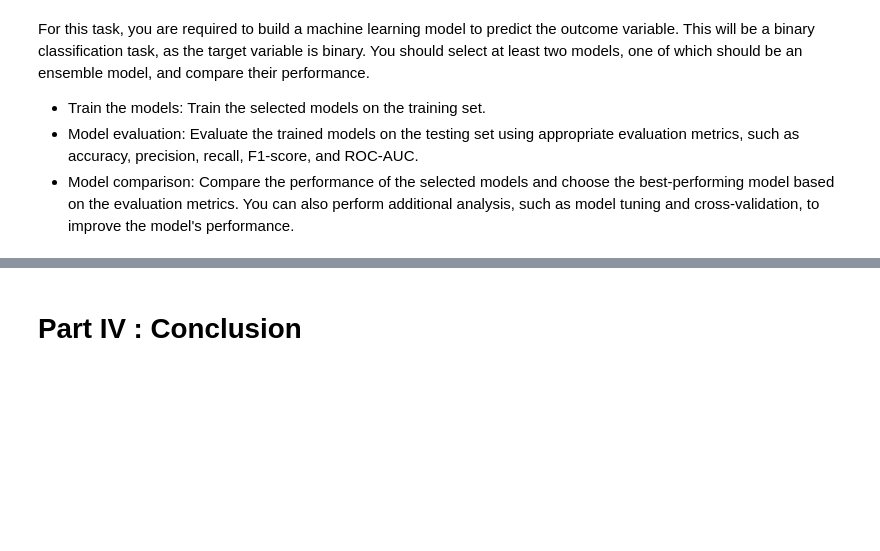
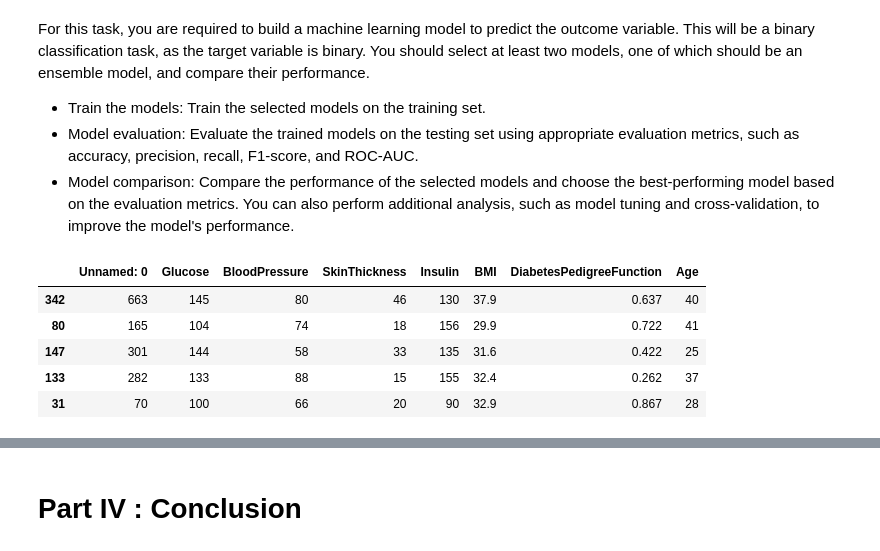
Before and after one commit to RRPharaoh/ml-project-supervised-learning, a Jupyter notebook: Supervised Learning - Project.ipynb, the cells around one changed output, grey strips where cells are left out. Cells and saved outputs as stored; diff of their text form; code cells hidden in the pictures; blank space fills up the shorter version.

```diff
--- a/Supervised Learning - Project.ipynb
+++ b/Supervised Learning - Project.ipynb
@@ -327,7 +325,11 @@ For this task, you are required to build a machine learning model to predict the
 - Train the models: Train the selected models on the training set.
 - Model evaluation: Evaluate the trained models on the testing set using appropriate evaluation metrics, such as accuracy, precision, recall, F1-score, and ROC-AUC.
 - Model comparison: Compare the performance of the selected models and choose the best-performing model based on the evaluation metrics. You can also perform additional analysis, such as model tuning and cross-validation, to improve the model's performance.
+# %%
+df_clean = pd.read_csv("data/df_clean.csv")
 # %%
 # Separating the dataframe between the X (independent) and y (dependent) variables
-X = df_final.drop('Loan_Status', axis=1).select_dtypes(include=[np.number])
-y = df_final['Loan_Status']
+X = df_clean.drop('Diabetic', axis=1).select_dtypes(include=[np.number])
+y = df_clean['Diabetic']
+# %%
+X_train, X_test, y_train, y_test = train_test_split(X, y, test_size=0.25,random_state=100)
@@ -333,0 +340,9 @@ y = df_final['Loan_Status']
+# %%
+X_train.head()
+# %% [output]
+|  | Unnamed: 0 | Glucose | BloodPressure | SkinThickness | Insulin | BMI | DiabetesPedigreeFunction | Age |
+| 342 | 663 | 145 | 80 | 46 | 130 | 37.9 | 0.637 | 40 |
+| 80 | 165 | 104 | 74 | 18 | 156 | 29.9 | 0.722 | 41 |
+| 147 | 301 | 144 | 58 | 33 | 135 | 31.6 | 0.422 | 25 |
+| 133 | 282 | 133 | 88 | 15 | 155 | 32.4 | 0.262 | 37 |
+| 31 | 70 | 100 | 66 | 20 | 90 | 32.9 | 0.867 | 28 |
```
Also changed, not shown: parts of 8 cells of this notebook, 1 other file.
